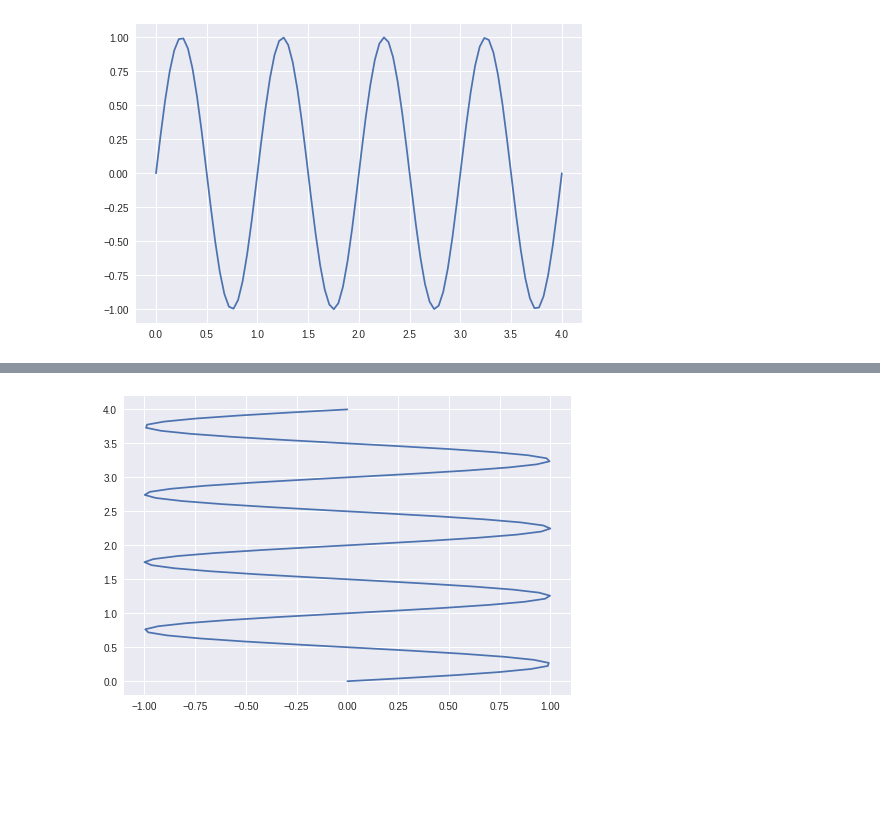
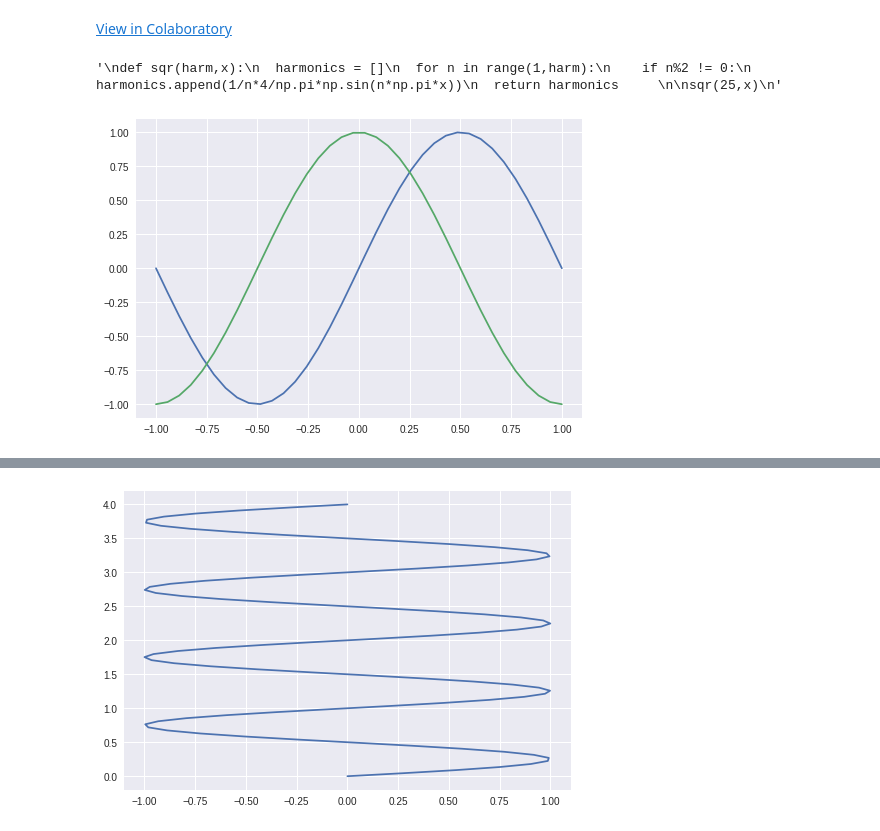
Before and after one commit to schwaaweb/aimlds1_04, a Jupyter notebook: W04_CC_DJ_Musical_Notes_0.ipynb, the cells around one changed output, grey strips where cells are left out. Cells and saved outputs as stored; diff of their text form; code cells hidden in the pictures; blank space fills up the shorter version.

```diff
--- a/W04_CC_DJ_Musical_Notes_0.ipynb
+++ b/W04_CC_DJ_Musical_Notes_0.ipynb
@@ -1,11 +1,26 @@
-# %%
-from mpl_toolkits import mplot3d
-import numpy as np
-import matplotlib.pyplot as plt
-
-l = np.linspace(0, 4, 90)
-x = np.sin(2*np.pi*l)
-plt.plot(l,x)
-plt.show()
-# %% [output]
-[figure, removed]
+# %% [markdown]
+[View in Colaboratory](https://colab.research.google.com/github/schwaaweb/aimlds1_04/blob/master/W04_CC_DJ_Musical_Notes_0.ipynb)
+# %%
+from mpl_toolkits import mplot3d   # I want to plot in 3D
+import matplotlib.pyplot as plt    # I want to plot (in 2D)
+import numpy as np                 # I want to do math stuff
+
+
+x = np.linspace(-1, 1, 36) # make 36 points make -1 and 1
+y = np.sin(np.pi*x)        # move like a blue snake
+z = np.cos(np.pi*x)        # move like a green snake
+plt.plot(x,y);             # plot the sine
+plt.plot(x,z);             # plot the cosine
+'''
+def sqr(harm,x):
+  harmonics = []
+  for n in range(1,harm):
+    if n%2 != 0:
+      harmonics.append(1/n*4/np.pi*np.sin(n*np.pi*x))
+  return harmonics
+
+sqr(25,x)
+'''
+# %% [output]
+'\ndef sqr(harm,x):\n  harmonics = []\n  for n in range(1,harm):\n    if n%2 != 0:\n      harmonics.append(1/n*4/np.pi*np.sin(n*np.pi*x))\n  return harmonics     \n\nsqr(25,x)\n'
+[figure, added]
```
Also changed, not shown: parts of 2 cells of this notebook.
